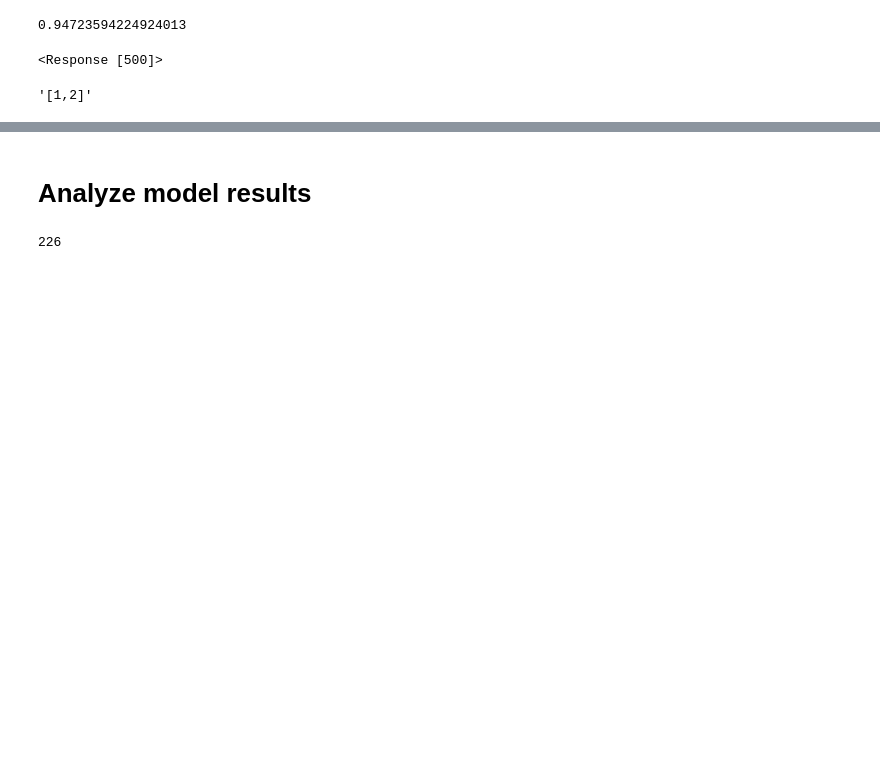
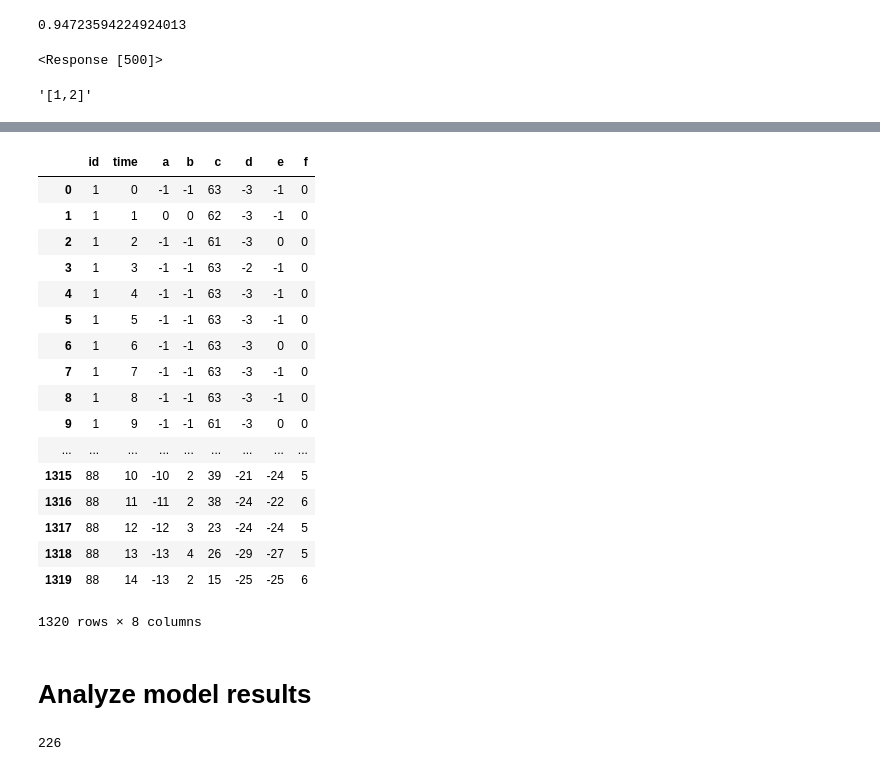
Before and after one commit to crawles/automl_service, a Jupyter notebook: modelling_and_usage.ipynb, the cells around one changed output, grey strips where cells are left out. Cells and saved outputs as stored; diff of their text form; code cells hidden in the pictures; blank space fills up the shorter version.

```diff
--- a/modelling_and_usage.ipynb
+++ b/modelling_and_usage.ipynb
@@ -319,3 +574,24 @@ s.to_json(orient='values')
+# %%
+df_ts.loc[~df_ts.isnull().any(axis=1)]
+# %% [output]
+|  | id | time | a | b | c | d | e | f |
+| 0 | 1 | 0 | -1 | -1 | 63 | -3 | -1 | 0 |
+| 1 | 1 | 1 | 0 | 0 | 62 | -3 | -1 | 0 |
+| 2 | 1 | 2 | -1 | -1 | 61 | -3 | 0 | 0 |
+| 3 | 1 | 3 | -1 | -1 | 63 | -2 | -1 | 0 |
+| 4 | 1 | 4 | -1 | -1 | 63 | -3 | -1 | 0 |
+| 5 | 1 | 5 | -1 | -1 | 63 | -3 | -1 | 0 |
+| 6 | 1 | 6 | -1 | -1 | 63 | -3 | 0 | 0 |
+| 7 | 1 | 7 | -1 | -1 | 63 | -3 | -1 | 0 |
+| 8 | 1 | 8 | -1 | -1 | 63 | -3 | -1 | 0 |
+| 9 | 1 | 9 | -1 | -1 | 61 | -3 | 0 | 0 |
+| ... | ... | ... | ... | ... | ... | ... | ... | ... |
+| 1315 | 88 | 10 | -10 | 2 | 39 | -21 | -24 | 5 |
+| 1316 | 88 | 11 | -11 | 2 | 38 | -24 | -22 | 6 |
+| 1317 | 88 | 12 | -12 | 3 | 23 | -24 | -24 | 5 |
+| 1318 | 88 | 13 | -13 | 4 | 26 | -29 | -27 | 5 |
+| 1319 | 88 | 14 | -13 | 2 | 15 | -25 | -25 | 6 |
+1320 rows × 8 columns
 # %% [markdown]
 # Analyze model results
 # %%
```
Also changed, not shown: parts of 25 cells of this notebook, 5 other files.
